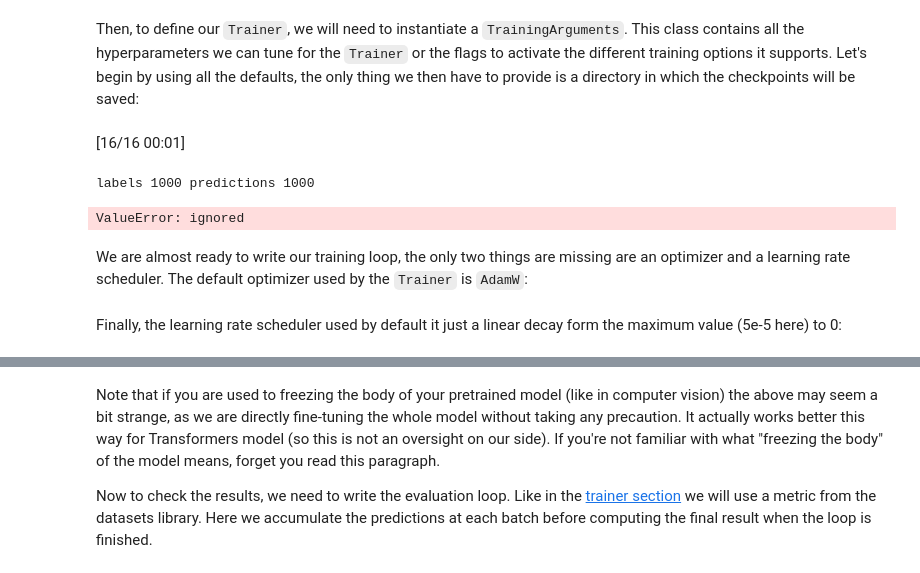
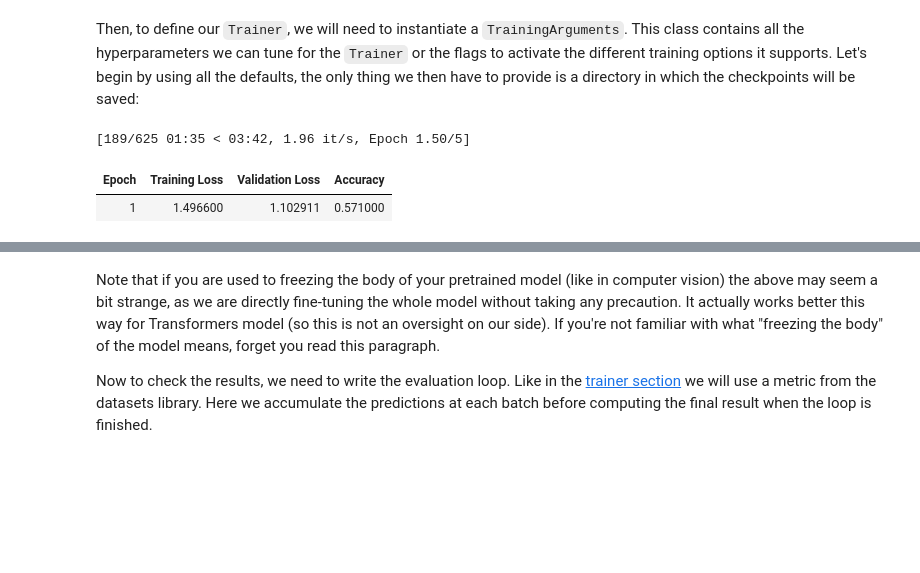
Before and after one commit to OlegBEZb/emotion_classification, a Jupyter notebook: transformers_doc/tensorflow/training.ipynb, the cells around one changed output, grey strips where cells are left out. Drawn from its saved outputs; the diff is of its cells as text; code cells hidden in the pictures; blank space fills up the shorter version.

```diff
--- a/transformers_doc/tensorflow/training.ipynb
+++ b/transformers_doc/tensorflow/training.ipynb
@@ -239,9 +292,8 @@ def compute_metrics(eval_pred):
     logits, labels = eval_pred
     predictions = np.argmax(logits, axis=-1)
     metrics_dict = metric.compute(predictions=predictions, references=labels)
-    print('labels', len(labels), 'predictions', len(predictions))
-    metrics_dict.update({'roc_auc': roc_auc_score(labels, logits,
-                                                  average='micro', multi_class='ovr')})
+    # metrics_dict.update({'roc_auc': roc_auc_score(labels, logits,
+                                                #   average='micro', multi_class='ovr')})
     return metrics_dict
 # %% [markdown]
 Then, to define our `Trainer`, we will need to instantiate a
@@ -271,13 +324,13 @@ trainer = Trainer(
     compute_metrics=compute_metrics,
 )
 # %%
-# trainer_output = trainer.train()
+trainer_output = trainer.train()
+# %% [output]
+[189/625 01:35 < 03:42, 1.96 it/s, Epoch 1.50/5]
+| Epoch | Training Loss | Validation Loss | Accuracy |
+| 1 | 1.496600 | 1.102911 | 0.571000 |
 # %%
 trainer.evaluate()
-# %% [output]
-[16/16 00:01]
-labels 1000 predictions 1000
-ValueError: ignored
 # %%
 # from torch.utils.data import DataLoader, Dataset
 # class EmoDataset(Dataset):
@@ -315,6 +368,3 @@ ValueError: ignored
 
 #         return (sequences_padded, attention_masks_padded), labels
 #         # return inputs, labels
-# %% [markdown]
-We are almost ready to write our training loop, the only two things are missing are an optimizer and a learning rate
-scheduler. The default optimizer used by the `Trainer` is `AdamW`:
@@ -325,2 +370,0 @@ optimizer = AdamW(model.parameters(), lr=5e-5)
-# %% [markdown]
-Finally, the learning rate scheduler used by default it just a linear decay form the maximum value (5e-5 here) to 0:
```
Also changed, not shown: parts of 24 cells of this notebook.
